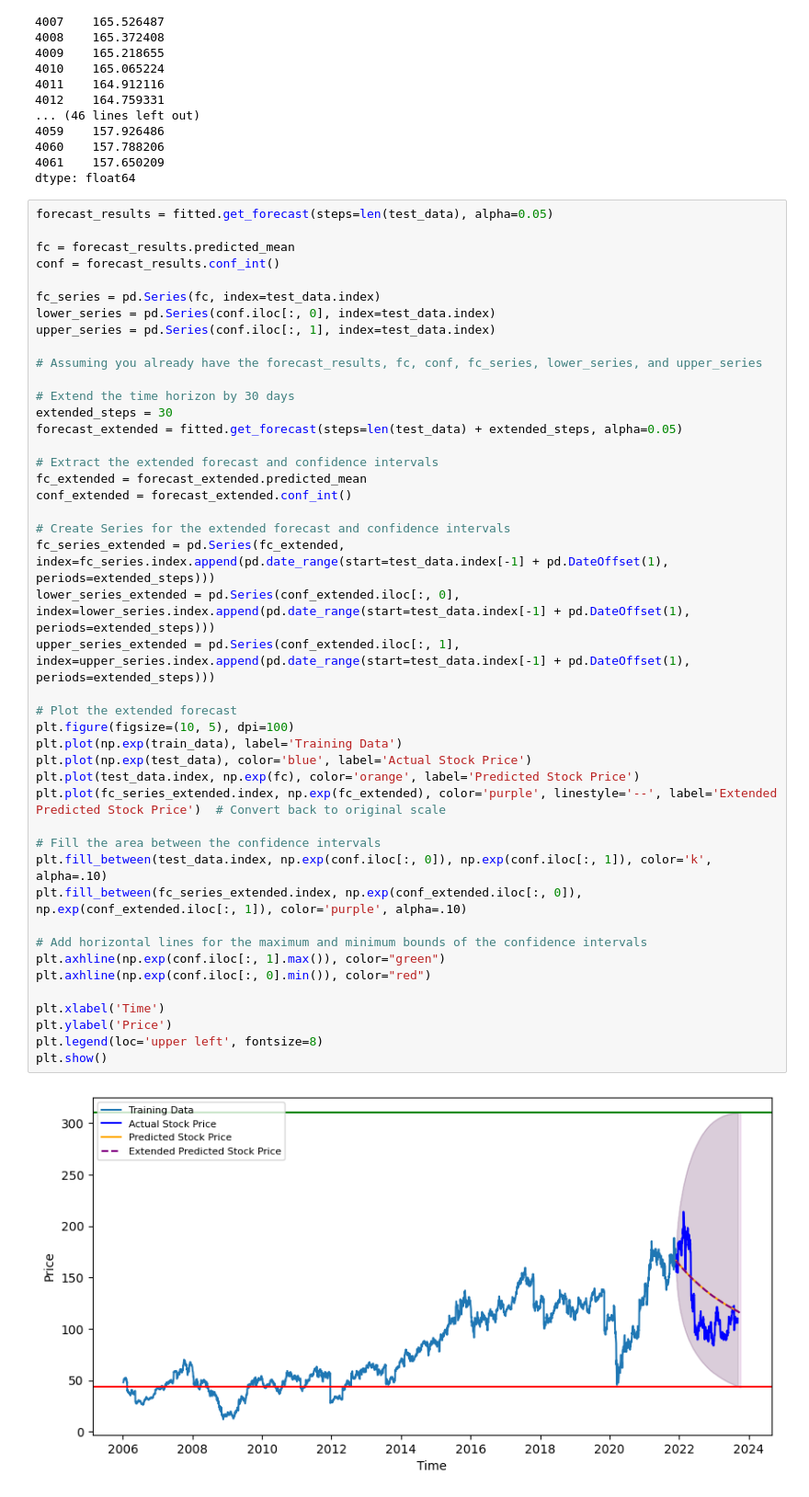
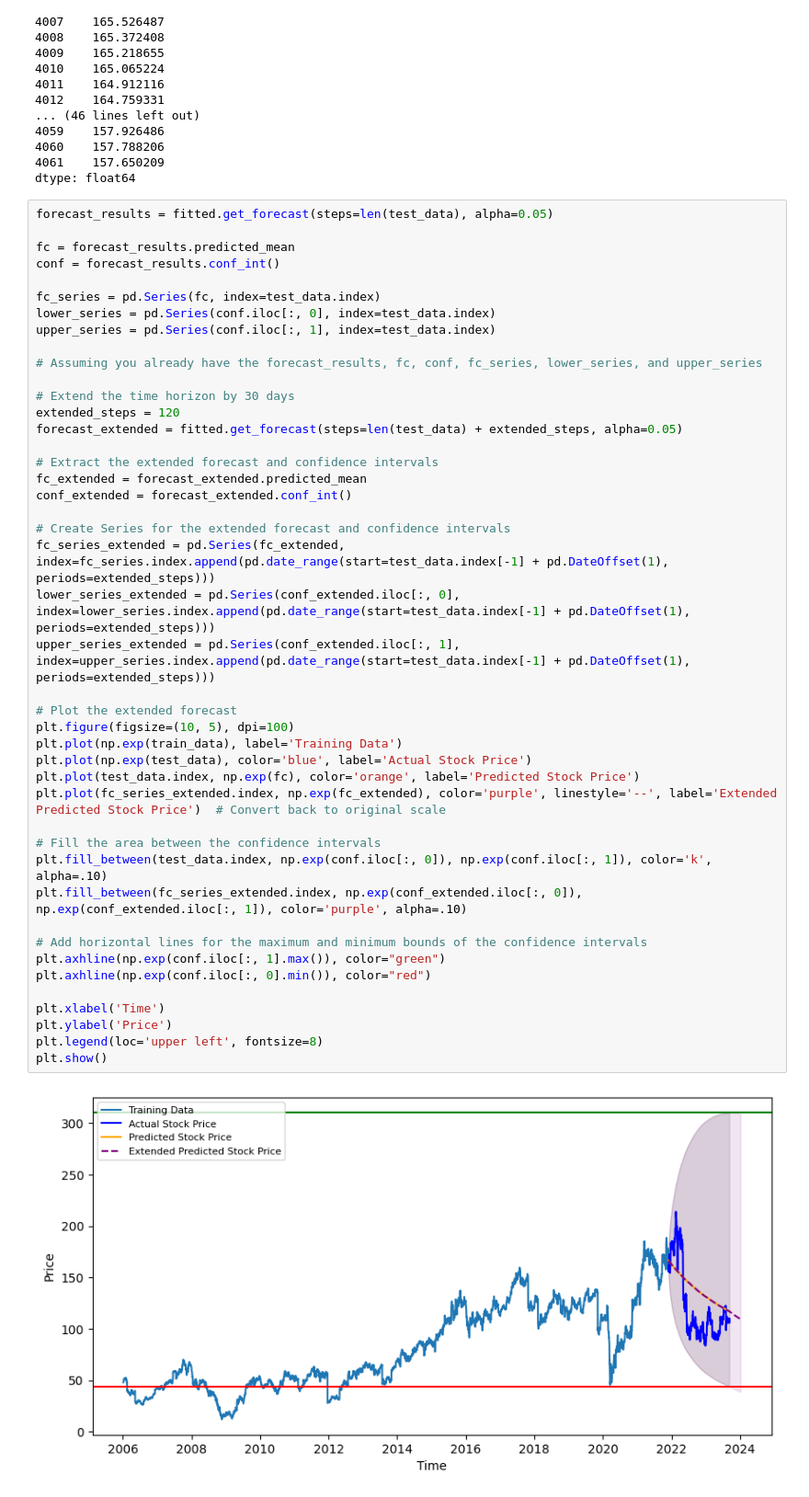
Before and after one commit to erendagasan/Eren-Dagasan-Personal, a Jupyter notebook: ARMIS.ipynb, the cells around one changed output. Shown: that part at 92% size. Drawn from its saved outputs; the diff is of its cells as text.

```diff
--- a/ARMIS.ipynb
+++ b/ARMIS.ipynb
@@ -318,36 +318,36 @@ upper_series = pd.Series(conf.iloc[:, 1], index=test_data.index)
 # Assuming you already have the forecast_results, fc, conf, fc_series, lower_series, and upper_series
 
 # Extend the time horizon by 30 days
-extended_steps = 30
+extended_steps = 120
 forecast_extended = fitted.get_forecast(steps=len(test_data) + extended_steps, alpha=0.05)
 
 # Extract the extended forecast and confidence intervals
 fc_extended = forecast_extended.predicted_mean
 conf_extended = forecast_extended.conf_int()
 
 # Create Series for the extended forecast and confidence intervals
 fc_series_extended = pd.Series(fc_extended, index=fc_series.index.append(pd.date_range(start=test_data.index[-1] + pd.DateOffset(1), periods=extended_steps)))
 lower_series_extended = pd.Series(conf_extended.iloc[:, 0], index=lower_series.index.append(pd.date_range(start=test_data.index[-1] + pd.DateOffset(1), periods=extended_steps)))
 upper_series_extended = pd.Series(conf_extended.iloc[:, 1], index=upper_series.index.append(pd.date_range(start=test_data.index[-1] + pd.DateOffset(1), periods=extended_steps)))
 
 # Plot the extended forecast
 plt.figure(figsize=(10, 5), dpi=100)
 plt.plot(np.exp(train_data), label='Training Data')
 plt.plot(np.exp(test_data), color='blue', label='Actual Stock Price')
 plt.plot(test_data.index, np.exp(fc), color='orange', label='Predicted Stock Price')
 plt.plot(fc_series_extended.index, np.exp(fc_extended), color='purple', linestyle='--', label='Extended Predicted Stock Price')  # Convert back to original scale
 
 # Fill the area between the confidence intervals
 plt.fill_between(test_data.index, np.exp(conf.iloc[:, 0]), np.exp(conf.iloc[:, 1]), color='k', alpha=.10)
 plt.fill_between(fc_series_extended.index, np.exp(conf_extended.iloc[:, 0]), np.exp(conf_extended.iloc[:, 1]), color='purple', alpha=.10)
 
 # Add horizontal lines for the maximum and minimum bounds of the confidence intervals
 plt.axhline(np.exp(conf.iloc[:, 1].max()), color="green")
 plt.axhline(np.exp(conf.iloc[:, 0].min()), color="red")
 
 plt.xlabel('Time')
 plt.ylabel('Price')
 plt.legend(loc='upper left', fontsize=8)
 plt.show()
 # %% [output]
-[figure, old version]
+[figure, new version]
```
